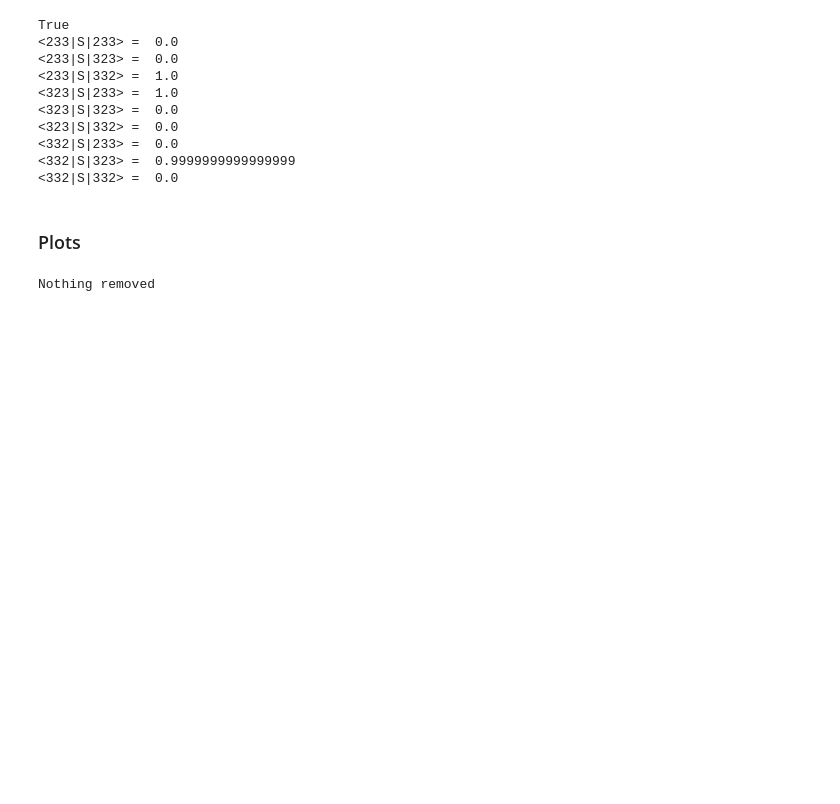
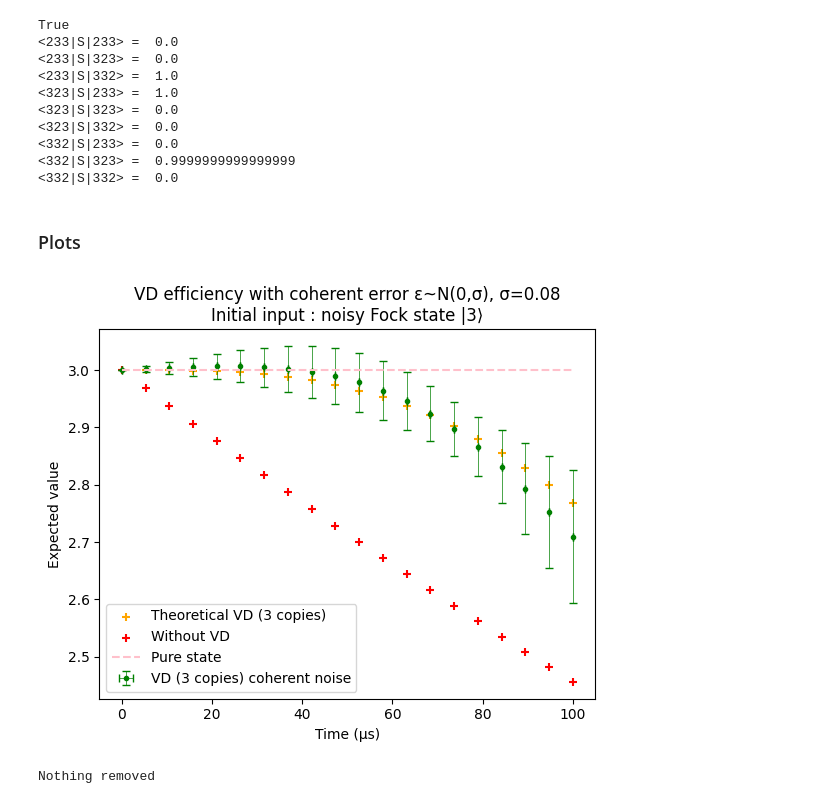
Before and after one commit to lfinocchiaro/virtual-distillation, a Jupyter notebook: virtual_distillation.ipynb, the cells around one changed output. Drawn from its saved outputs; the diff is of its cells as text; code cells hidden in the pictures; blank space fills up the shorter version.

```diff
--- a/virtual_distillation.ipynb
+++ b/virtual_distillation.ipynb
@@ -124,13 +124,18 @@ True
 # %%
 if RUN_FOCK:
     plot_all(t_list, result, result_loss,
-             [(result_th_3, "Theoretical VD (3 copies)"),  #(result_withoutVD, "Without VD"),
-              (result_th_4, "Theoretical VD (4 copies)")],
+             [(result_th_3, "Theoretical VD (3 copies)"),
+              (result_withoutVD, "Without VD"),
+              #(result_th_4, "Theoretical VD (4 copies)")
+              ],
              (4,1.5), eps_std=eps_std, uncoherent_t_loss=uncoherent_t_loss, kappa=kappa,
-             show_curves=None,  losses=False)
+             show_curves=None, title="Fock state |3⟩",  losses=False)
+
 
 # To add result without VD, remove the comment in the plot_all call above
 # To show also theoretical curves, switch show_curves to n (works only for Fock states)
+# %% [output]
+[figure, added]
 # %%
 try: print(noise_list[np.where(np.any(np.abs(result) > n+1, 0))[0][0]] )# extreme value removed
 except:print("Nothing removed")
```
Also changed, not shown: parts of 11 cells of this notebook, 2 other files.
